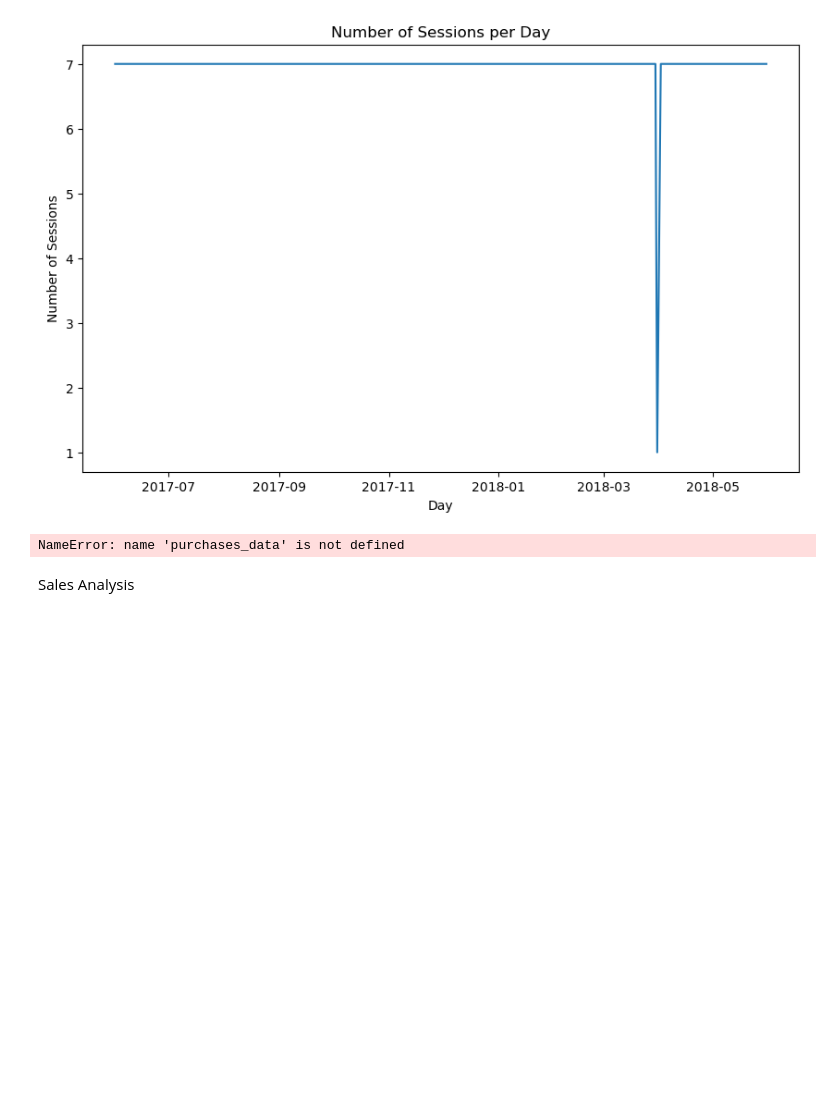
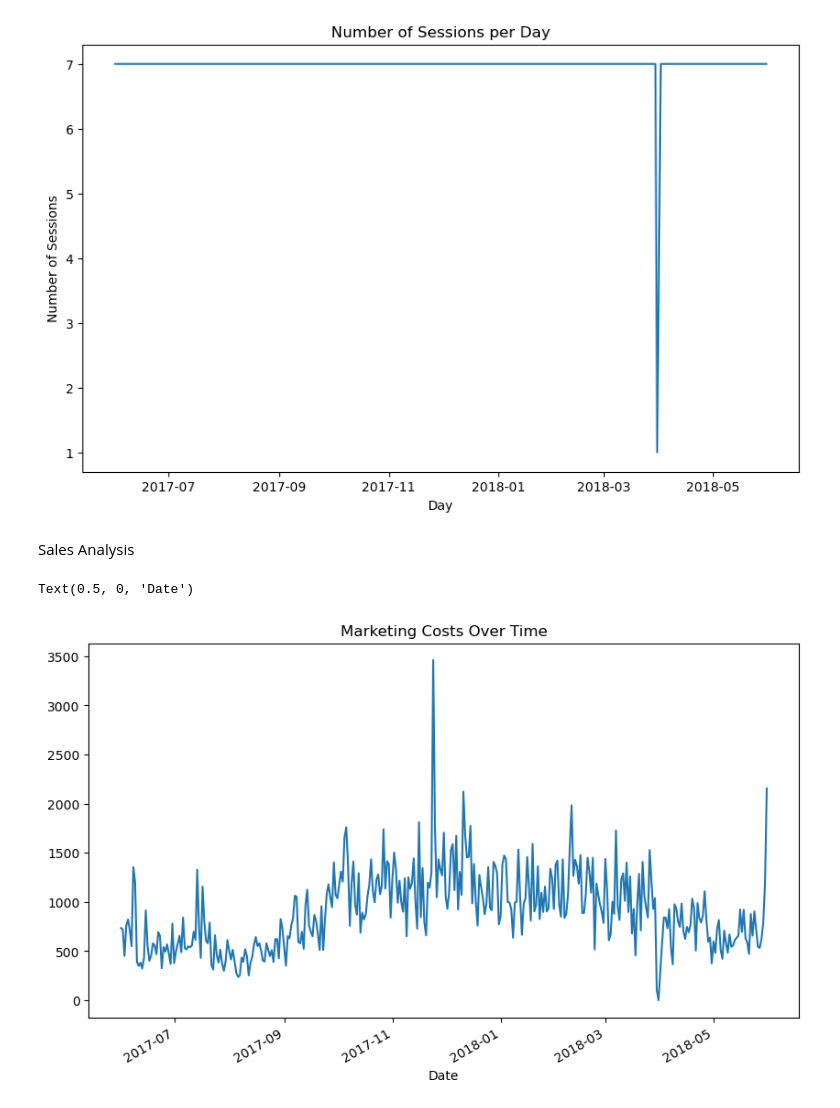
Before and after one commit to BrickCity1986/Sprint-9---BA, a Jupyter notebook: sprint9.ipynb, the cells around one changed output. Drawn from its saved outputs; the diff is of its cells as text; code cells hidden in the pictures; blank space fills up the shorter version.

Commit message:
Corrected the error through the text

```diff
--- a/sprint9.ipynb
+++ b/sprint9.ipynb
@@ -122,13 +122,5 @@ plt.show()
 # %%
 first_visit = visits_data.groupby('source_id')['dt'].min()
 visits_data = visits_data.merge(first_visit.reset_index(), on='source_id', how='left', suffixes=('', '_first'))
-# %%
-# User Retention Rate
-# Determined the first vist for each user
-
-first_visit = purchases_data.groupby('Uid')['Buy Ts'].min()
-purchases_data = purchases_data.merge(first_visit.reset_index(), on='Uid', how='left', suffixes=('', '_first'))
-# %% [output]
-NameError: name 'purchases_data' is not defined
 # %% [markdown]
 Sales Analysis
@@ -135,2 +134,10 @@ Sales Analysis
+# %%
+# Marketing Costs Over Time
+costs_data.groupby('dt')['costs'].sum().plot(figsize=(10, 6))
+plt.title('Marketing Costs Over Time')
+plt.xlabel('Date')
+# %% [output]
+Text(0.5, 0, 'Date')
+[figure, added]
 # %%
 # Merge the first visit date with the orders data:
```
Also changed, not shown: parts of 11 cells of this notebook.
